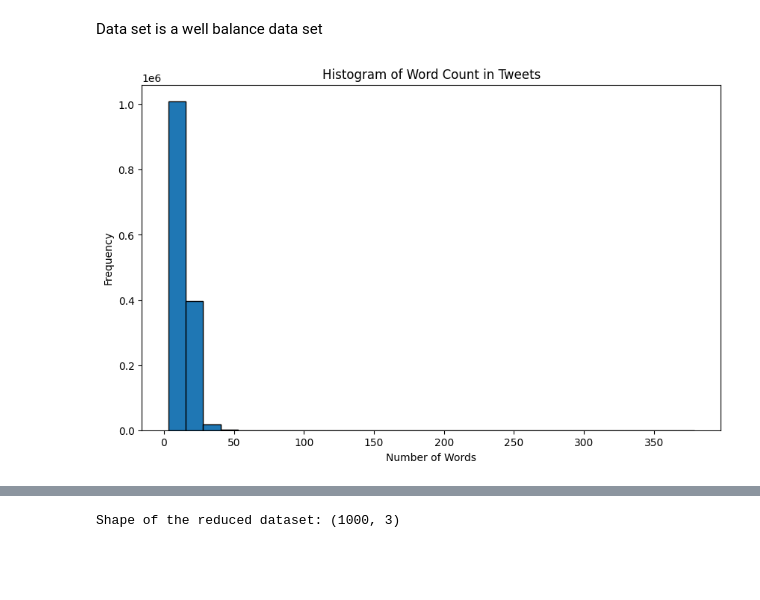
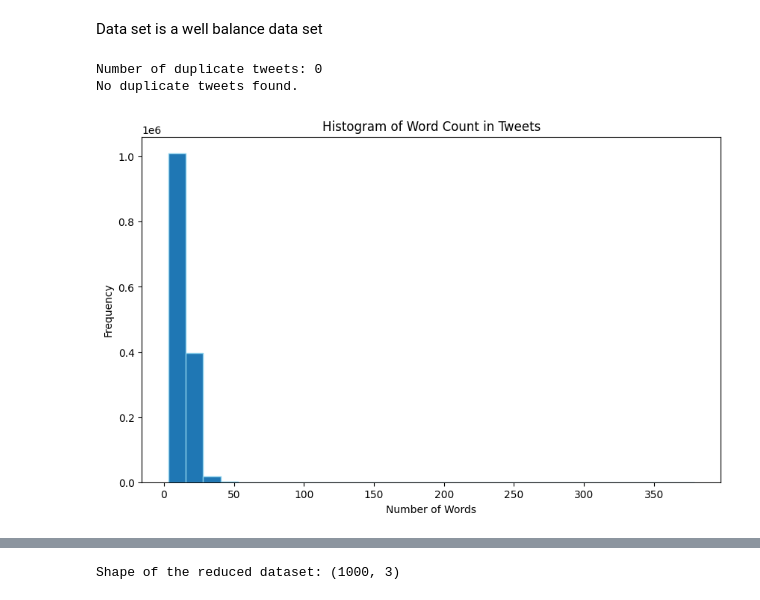
Before and after one commit to sahanchamod/cse-sentiment-analysis, a Jupyter notebook: cse_sentiment_analysis.ipynb, the cells around one changed output, grey strips where cells are left out. Cells and saved outputs as stored; diff of their text form; code cells hidden in the pictures; blank space fills up the shorter version.

```diff
--- a/cse_sentiment_analysis.ipynb
+++ b/cse_sentiment_analysis.ipynb
@@ -65,15 +65,30 @@ plt.show()
 # %% [markdown]
 Data set is a well balance data set
+# %%
+# Check for duplicate values in the 'tweet' column
+duplicates = df[df['tweet'].duplicated()]
+
+# Display the count of duplicate rows
+print(f"Number of duplicate tweets: {len(duplicates)}")
+
+# Display the duplicated rows (if any)
+if not duplicates.empty:
+    print(duplicates.head())
+else:
+    print("No duplicate tweets found.")
+# %% [output]
+Number of duplicate tweets: 0
+No duplicate tweets found.
 # %%
 # Add a new column 'word_count' to count the number of words in each tweet
 df['word_count'] = df['tweet'].apply(lambda x: len(str(x).split()))
 
 # Plot a histogram of the word count
 plt.figure(figsize=(10, 6))
-plt.hist(df['word_count'], bins=30, edgecolor='black')
+plt.hist(df['word_count'], bins=30, edgecolor='skyblue')
 plt.title('Histogram of Word Count in Tweets')
 plt.xlabel('Number of Words')
 plt.ylabel('Frequency')
 plt.show()
 # %% [output]
-[figure, old version]
+[figure, new version]
```
Also changed, not shown: parts of 12 cells of this notebook, 1 other file.
